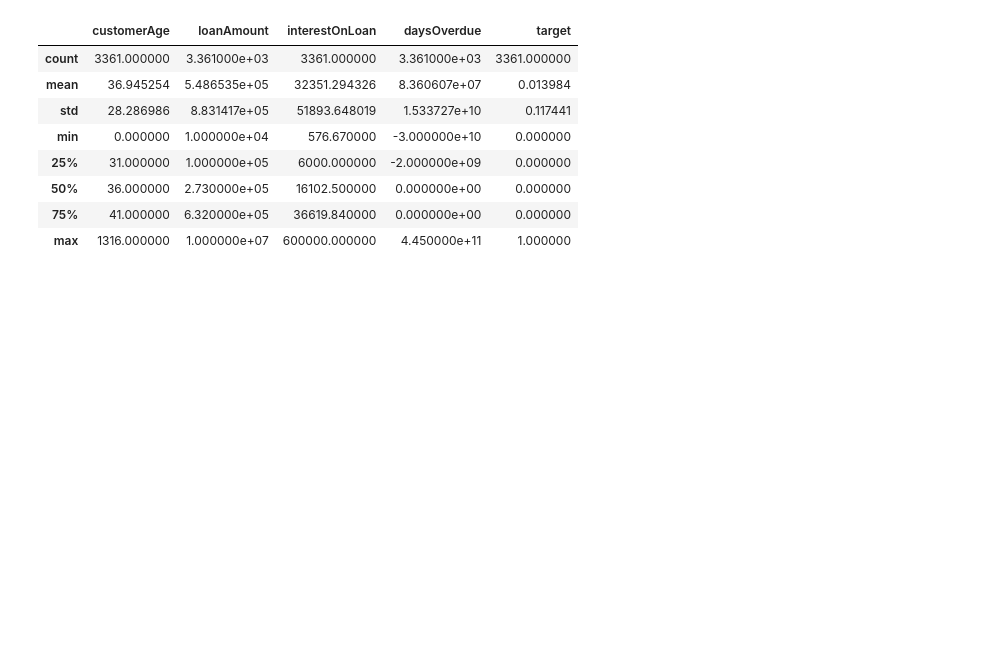
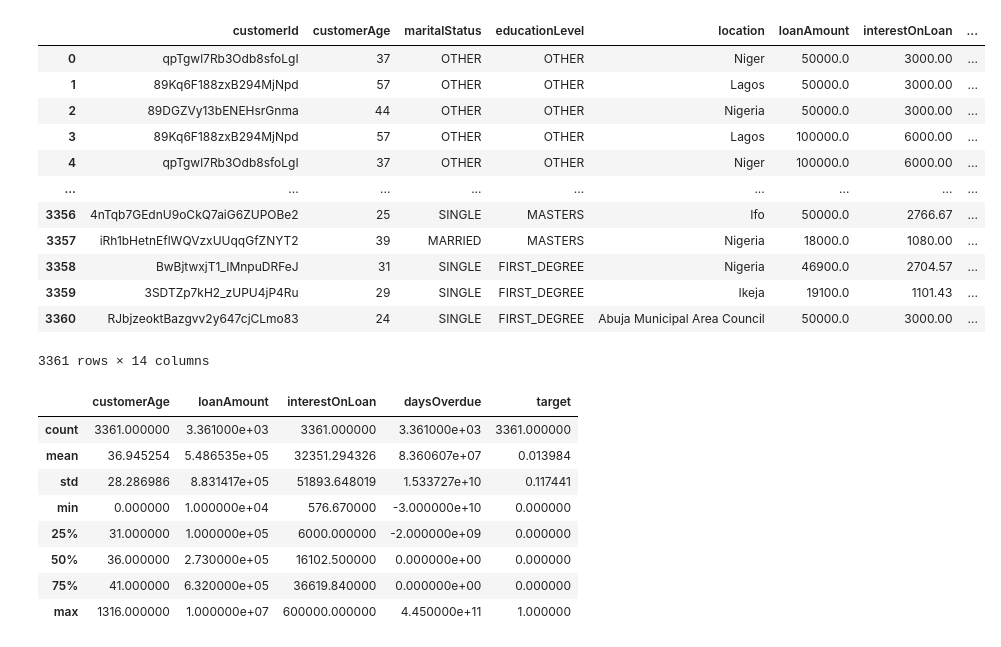
Before and after one commit to zcoriarty/Loan-Default-Prediction, a Jupyter notebook: loan_default_nn.ipynb, the cells around one changed output. Drawn from its saved outputs; the diff is of its cells as text; code cells hidden in the pictures; blank space fills up the shorter version.

```diff
--- a/loan_default_nn.ipynb
+++ b/loan_default_nn.ipynb
@@ -11,29 +11,43 @@ from tensorflow.keras.layers.experimental import preprocessing
 # for graphing
 import plotly.express as px
 # %%
-df = pd.read_csv("/content/drive/MyDrive/Loan Default/loan_history.csv")
+df = pd.read_csv("loan_history.csv")
 model_data = df[df.columns]
 
 # convert to datetime for date calculations
 model_data[['repaymentDate', 'loanRepaidDate', 'loanCreatedAt']] = model_data[['repaymentDate', 'loanRepaidDate', 'loanCreatedAt']].apply(pd.to_datetime)
 
 # create column for the number of days it took to repay the loan
 model_data['paybackDuration'] = model_data["loanRepaidDate"] - model_data["loanCreatedAt"]
 
 # create col for the number of days it was overdue (negative numbers means it was paid on time)
 model_data['daysOverdue'] = (model_data['repaymentDate'] - model_data["loanRepaidDate"]) * -1
 
 # fix NaN values
 model_data[['paybackDuration', 'daysOverdue']] = model_data[['paybackDuration', 'daysOverdue']].fillna(pd.Timedelta(days=0))
 
 # convert to int64 for label condition
 model_data['daysOverdue'] = (model_data['daysOverdue'].astype('int64') / 86400)
 
 # create labels for supervised learning, >14 days overdue is a default(NOT DEFAULT: 0, DEFAULT: 1)
 model_data.loc[model_data['daysOverdue'] < 1.400000e+10	, 'target'] = 0
 model_data.loc[model_data['daysOverdue'] >= 1.400000e+10	, 'target'] = 1
 
 model_data
+# %% [output]
+|  | customerId | customerAge | maritalStatus | educationLevel | location | loanAmount | interestOnLoan | ... |
+| 0 | qpTgwl7Rb3Odb8sfoLgI | 37 | OTHER | OTHER | Niger | 50000.0 | 3000.00 | ... |
+| 1 | 89Kq6F188zxB294MjNpd | 57 | OTHER | OTHER | Lagos | 50000.0 | 3000.00 | ... |
+| 2 | 89DGZVy13bENEHsrGnma | 44 | OTHER | OTHER | Nigeria | 50000.0 | 3000.00 | ... |
+| 3 | 89Kq6F188zxB294MjNpd | 57 | OTHER | OTHER | Lagos | 100000.0 | 6000.00 | ... |
+| 4 | qpTgwl7Rb3Odb8sfoLgI | 37 | OTHER | OTHER | Niger | 100000.0 | 6000.00 | ... |
+| ... | ... | ... | ... | ... | ... | ... | ... | ... |
+| 3356 | 4nTqb7GEdnU9oCkQ7aiG6ZUPOBe2 | 25 | SINGLE | MASTERS | Ifo | 50000.0 | 2766.67 | ... |
+| 3357 | iRh1bHetnEflWQVzxUUqqGfZNYT2 | 39 | MARRIED | MASTERS | Nigeria | 18000.0 | 1080.00 | ... |
+| 3358 | BwBjtwxjT1_IMnpuDRFeJ | 31 | SINGLE | FIRST_DEGREE | Nigeria | 46900.0 | 2704.57 | ... |
+| 3359 | 3SDTZp7kH2_zUPU4jP4Ru | 29 | SINGLE | FIRST_DEGREE | Ikeja | 19100.0 | 1101.43 | ... |
+| 3360 | RJbjzeoktBazgvv2y647cjCLmo83 | 24 | SINGLE | FIRST_DEGREE | Abuja Municipal Area Council | 50000.0 | 3000.00 | ... |
+3361 rows × 14 columns
 # %%
 # features to use in the nn
 quant_features = ['customerAge', 'loanAmount', 'interestOnLoan', 'daysOverdue']
```
Also changed, not shown: parts of 5 cells of this notebook, 5 other files.
